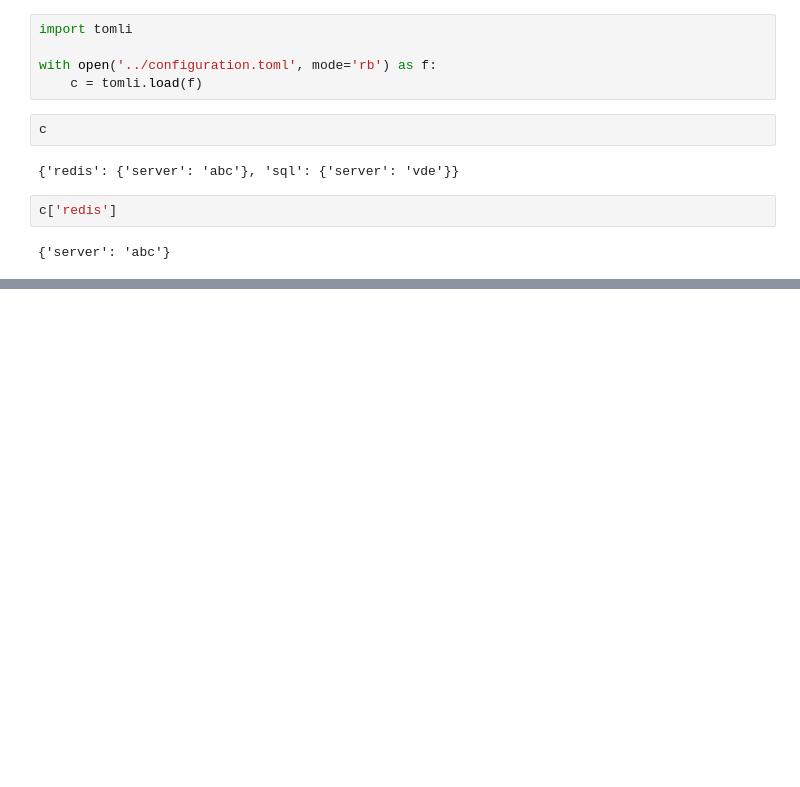
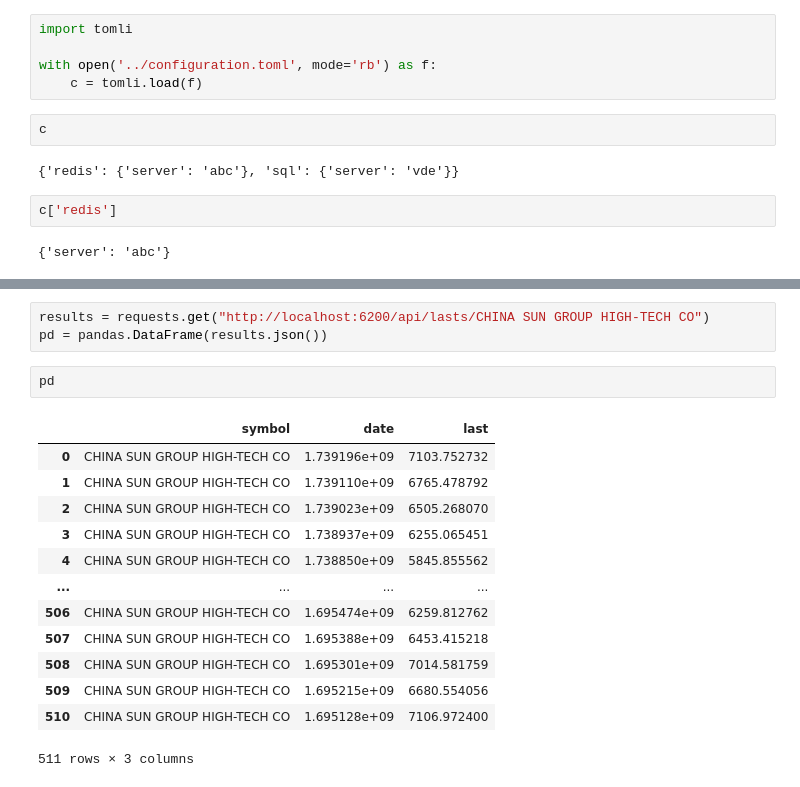
Before and after one commit to luual/next-ptf-webserver, a Jupyter notebook: Notebooks/analytics.ipynb, the cells around one changed output, grey strips where cells are left out. Cells and saved outputs as stored; diff of their text form; blank space fills up the shorter version.

```diff
--- a/Notebooks/analytics.ipynb
+++ b/Notebooks/analytics.ipynb
@@ -151,0 +199,19 @@ c['redis']
+# %%
+results = requests.get("http://localhost:6200/api/lasts/CHINA SUN GROUP HIGH-TECH CO")
+pd = pandas.DataFrame(results.json())
+# %%
+pd
+# %% [output]
+|  | symbol | date | last |
+| 0 | CHINA SUN GROUP HIGH-TECH CO | 1.739196e+09 | 7103.752732 |
+| 1 | CHINA SUN GROUP HIGH-TECH CO | 1.739110e+09 | 6765.478792 |
+| 2 | CHINA SUN GROUP HIGH-TECH CO | 1.739023e+09 | 6505.268070 |
+| 3 | CHINA SUN GROUP HIGH-TECH CO | 1.738937e+09 | 6255.065451 |
+| 4 | CHINA SUN GROUP HIGH-TECH CO | 1.738850e+09 | 5845.855562 |
+| ... | ... | ... | ... |
+| 506 | CHINA SUN GROUP HIGH-TECH CO | 1.695474e+09 | 6259.812762 |
+| 507 | CHINA SUN GROUP HIGH-TECH CO | 1.695388e+09 | 6453.415218 |
+| 508 | CHINA SUN GROUP HIGH-TECH CO | 1.695301e+09 | 7014.581759 |
+| 509 | CHINA SUN GROUP HIGH-TECH CO | 1.695215e+09 | 6680.554056 |
+| 510 | CHINA SUN GROUP HIGH-TECH CO | 1.695128e+09 | 7106.972400 |
+511 rows × 3 columns
```
Also changed, not shown: parts of 15 cells of this notebook, 30 other files.
